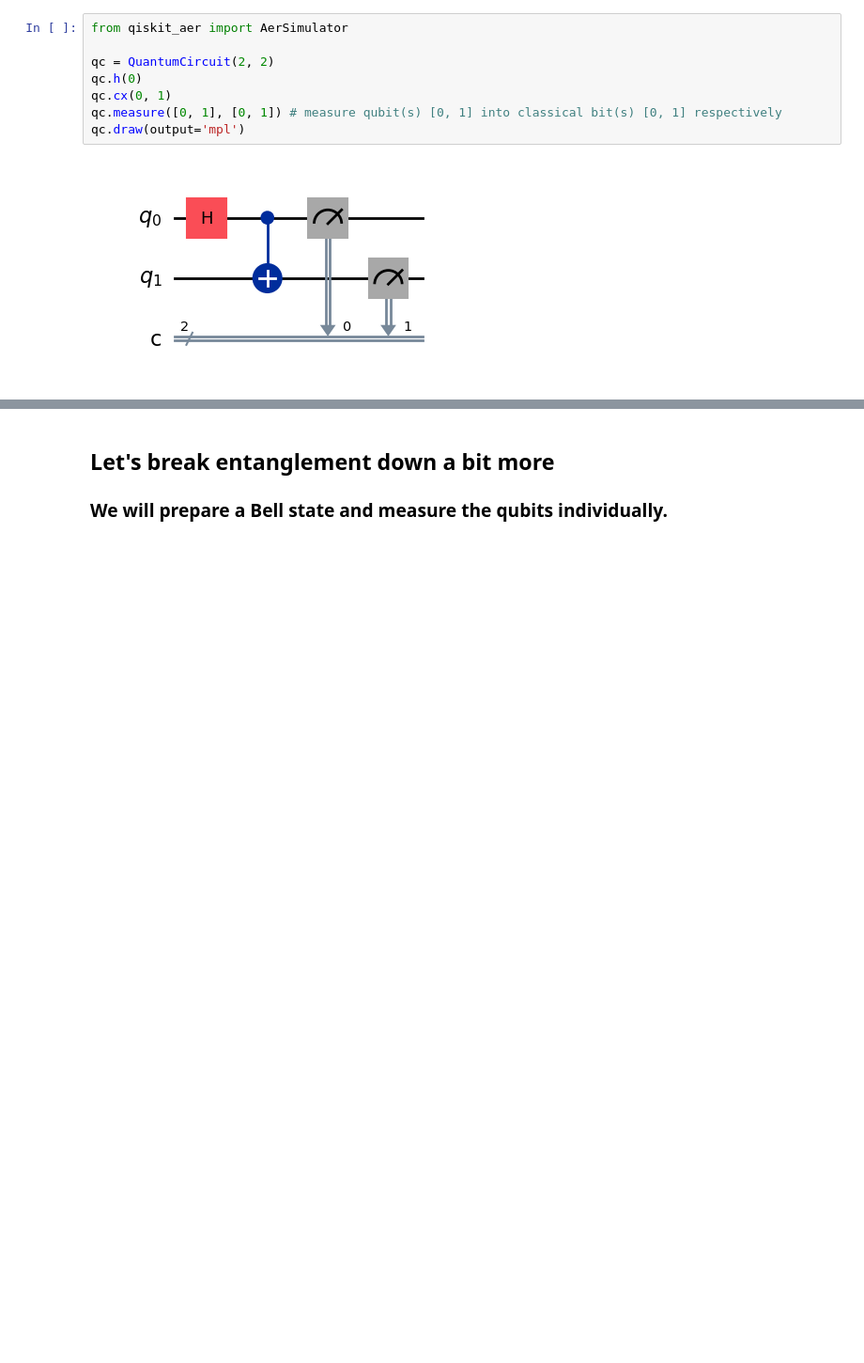
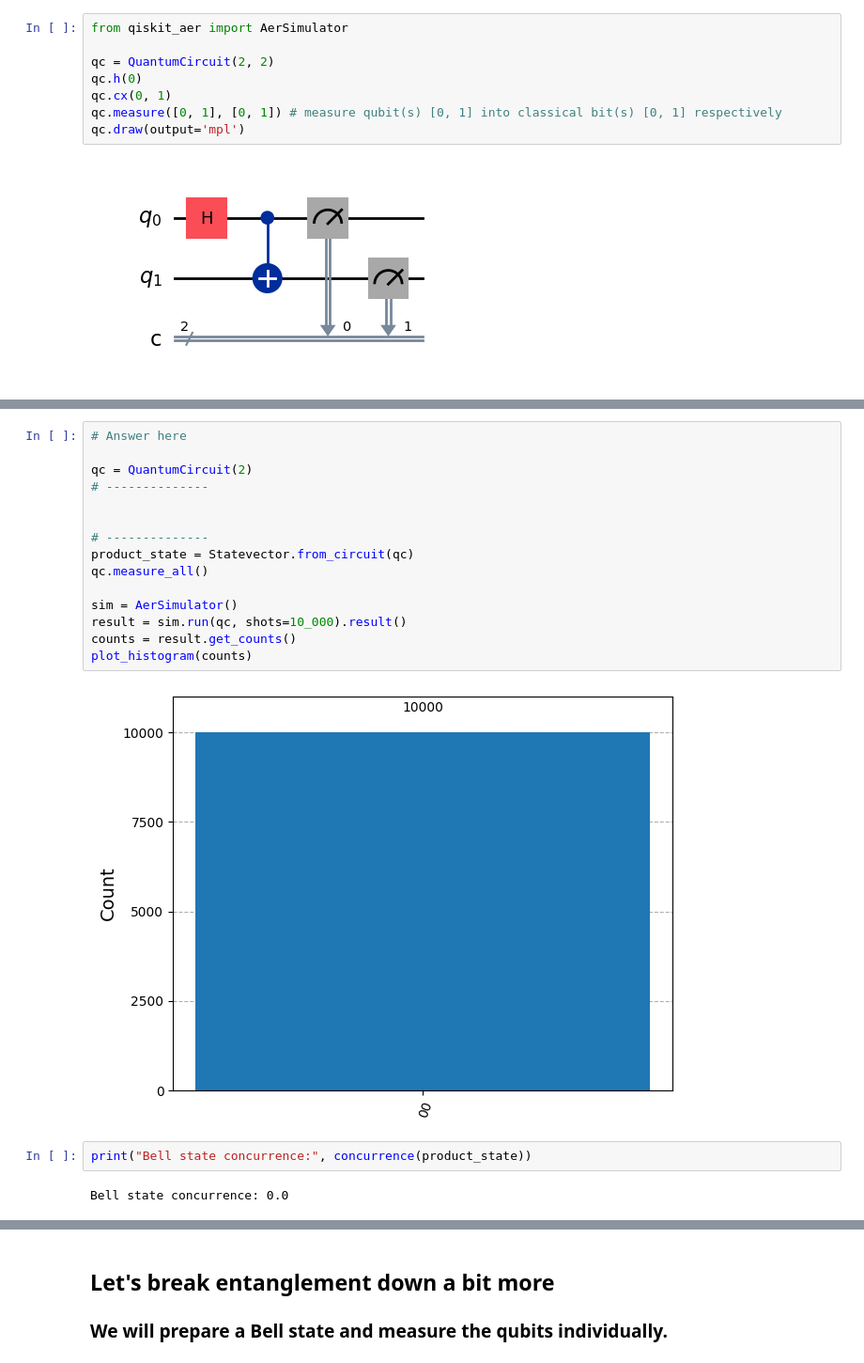
Before and after one commit to JoeyRogers-svg/Qiskit-fundamentals-course, a Jupyter notebook: 2-multiple-qubits.ipynb, the cells around one changed output, grey strips where cells are left out. Shown at 94% size. Drawn from its saved outputs; the diff is of its cells as text; blank space fills up the shorter version.

```diff
--- a/2-multiple-qubits.ipynb
+++ b/2-multiple-qubits.ipynb
@@ -289,0 +309,21 @@ plot_histogram(counts)
+# %%
+# Answer here
+
+qc = QuantumCircuit(2)
+# --------------
+
+
+# --------------
+product_state = Statevector.from_circuit(qc)
+qc.measure_all()
+
+sim = AerSimulator()
+result = sim.run(qc, shots=10_000).result()
+counts = result.get_counts()
+plot_histogram(counts)
+# %% [output]
+[figure, added]
+# %%
+print("Bell state concurrence:", concurrence(product_state))
+# %% [output]
+Bell state concurrence: 0.0
```
Also changed, not shown: parts of 25 cells of this notebook, 2 other files.
